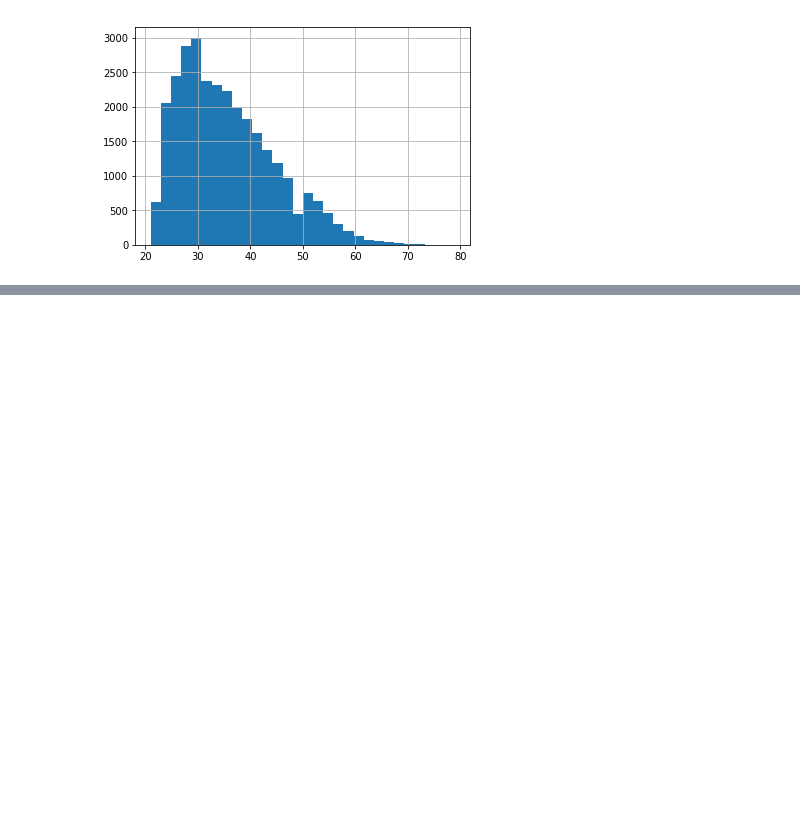
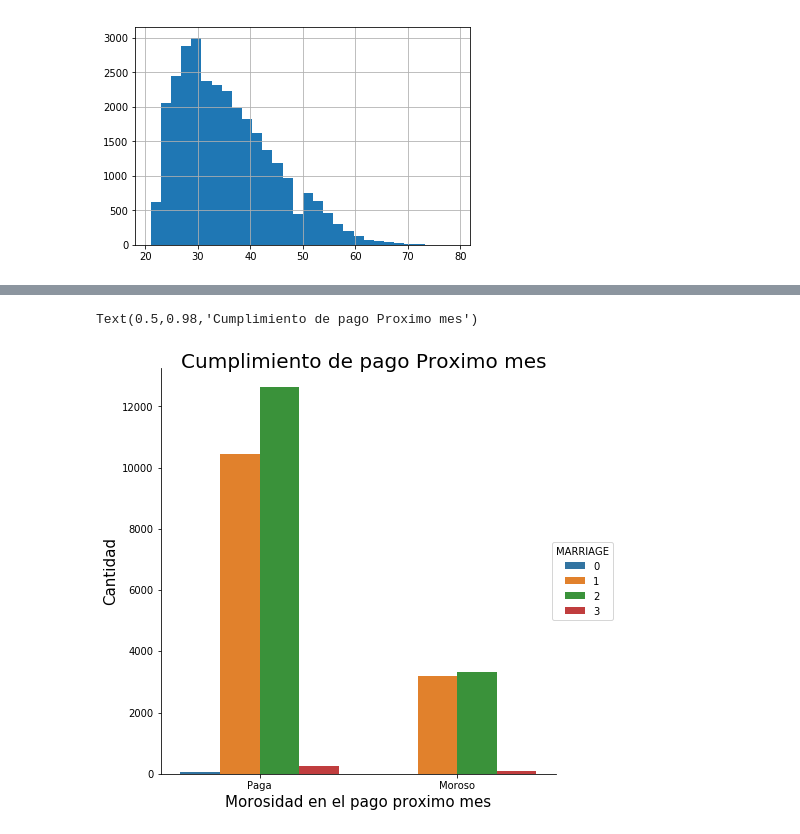
Before and after one commit to KatyaBrenes/Data-Science-Task1, a Jupyter notebook: C5 Task2 KatyaBrenesv2.ipynb, the cells around one changed output, grey strips where cells are left out. Saved outputs shown, nothing was run; the diff lists cells and outputs as text; code cells hidden in the pictures; blank space fills up the shorter version.

```diff
--- a/C5 Task2 KatyaBrenesv2.ipynb
+++ b/C5 Task2 KatyaBrenesv2.ipynb
@@ -761,0 +783,8 @@ credit['AGE'].hist(bins=30)
+# %%
+#class sklearn.preprocessing.KBinsDiscretizer(n_bins=5, encode='onehot', strategy='quantile')
+## Discretize 'AGE' column in : young, adult and old
+AGE_dis = KBinsDiscretizer(n_bins = 3, encode='ordinal', strategy = "kmeans").fit_transform(credit[['AGE']])
+AGE_dis = pd.DataFrame(AGE_dis).astype(int)
+AGE_dis = AGE_dis.rename(columns = {0: 'AGE'})
+
+credit[['AGE']] = AGE_dis
@@ -761,0 +807,12 @@ credit['AGE'].hist(bins=30)
+# %%
+g = sns.factorplot("default payment next month", data=credit, hue="MARRIAGE", kind="count", aspect=1.75)
+g.fig.set_size_inches(7, 7)
+g.set_xlabels("Morosidad en el pago proximo mes", fontsize= 15)
+g.set_xticklabels(['Paga', 'Moroso'], fontsize= 10)
+#g.set_hueticklabels(['Hombre', 'Mujer'], fontsize= 7)
+#g.set_leyendticklabels(['Hombre', 'Mujer'], fontsize= 7)
+g.set_ylabels("Cantidad",fontsize= 15)
+g.fig.suptitle('Cumplimiento de pago Proximo mes', fontsize= 20)
+# %% [output]
+Text(0.5,0.98,'Cumplimiento de pago Proximo mes')
+[figure, added]
```
Also changed, not shown: parts of 15 cells of this notebook.
